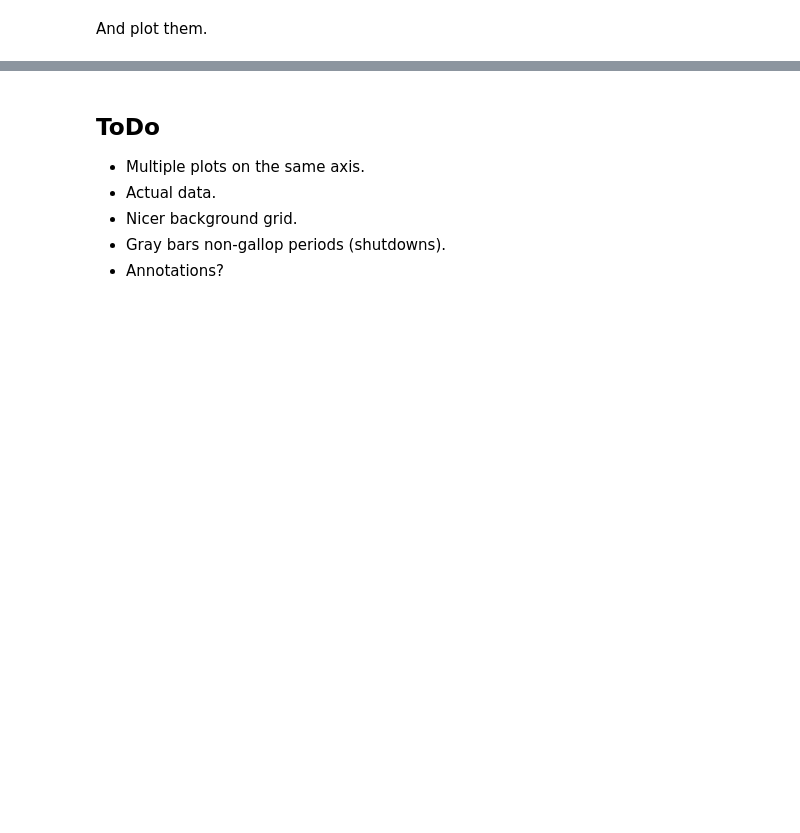
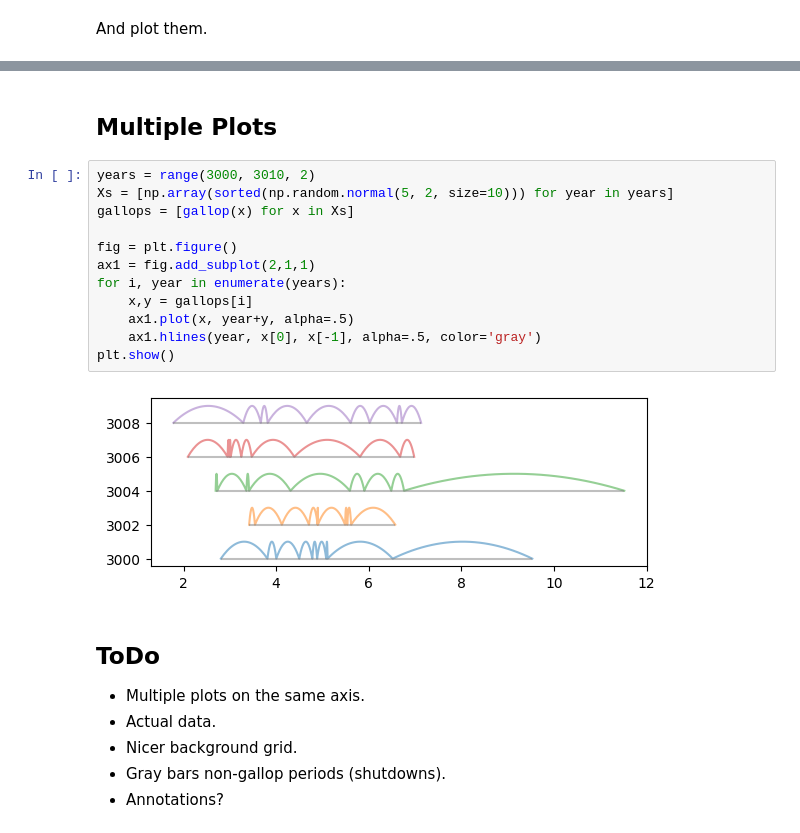
Before and after one commit to ctwardy/gallop-plot, a Jupyter notebook: galloping_timeseries.ipynb, the cells around one changed output, grey strips where cells are left out. Drawn from its saved outputs; the diff is of its cells as text; blank space fills up the shorter version.

```diff
--- a/galloping_timeseries.ipynb
+++ b/galloping_timeseries.ipynb
@@ -124,3 +124,19 @@ plt.ylim(-1,2)
+# %% [markdown]
+## Multiple Plots
+# %%
+years = range(3000, 3010, 2)
+Xs = [np.array(sorted(np.random.normal(5, 2, size=10))) for year in years]
+gallops = [gallop(x) for x in Xs]
+
+fig = plt.figure()
+ax1 = fig.add_subplot(2,1,1)
+for i, year in enumerate(years):
+    x,y = gallops[i]
+    ax1.plot(x, year+y, alpha=.5)
+    ax1.hlines(year, x[0], x[-1], alpha=.5, color='gray')
+plt.show()
+# %% [output]
+[figure, added]
 # %% [markdown]
 ## ToDo
 * Multiple plots on the same axis.
```
Also changed, not shown: parts of 2 cells of this notebook.
